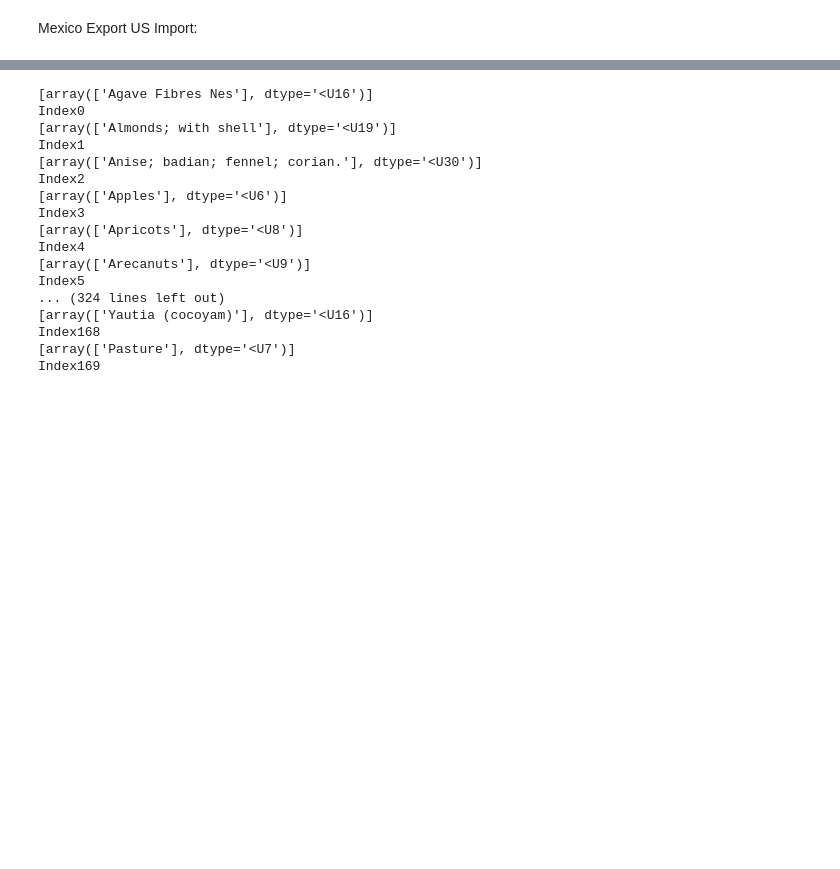
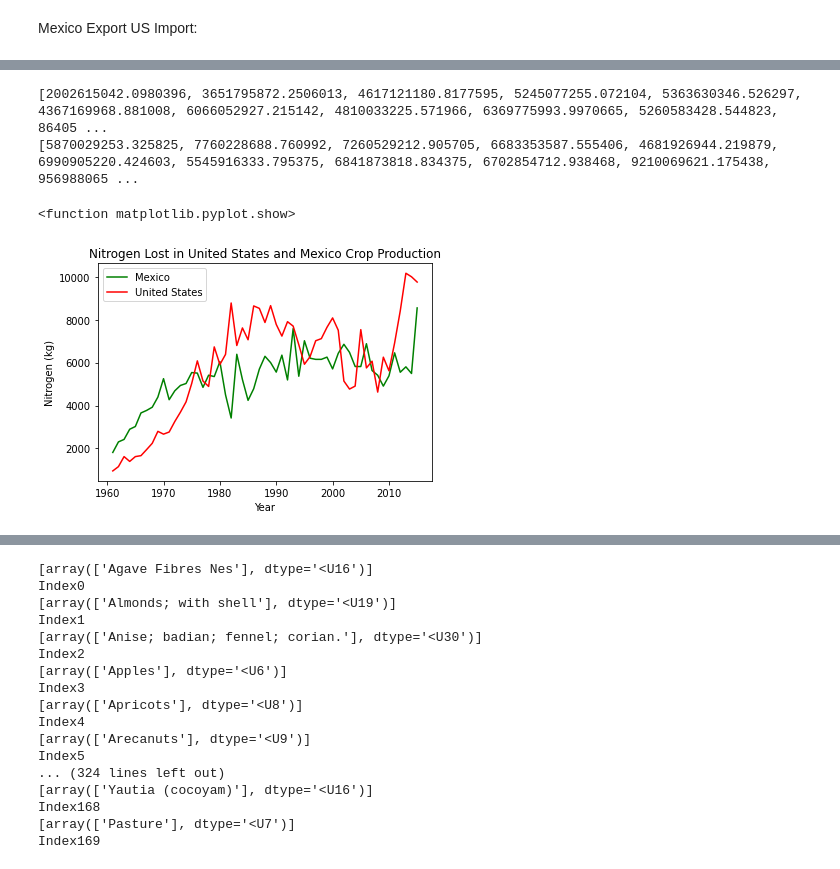
Before and after one commit to jfernandez37/495Project, a Jupyter notebook: Directed_consulting_495.ipynb, the cells around one changed output, grey strips where cells are left out. Saved outputs shown, nothing was run; the diff lists cells and outputs as text; code cells hidden in the pictures; blank space fills up the shorter version.

```diff
--- a/Directed_consulting_495.ipynb
+++ b/Directed_consulting_495.ipynb
@@ -364,0 +419,25 @@ Aggregate nitrogen produced without trade for US: 29440950718.81352 kilograms of
+# %%
+print(nitSurpMex)
+print(aggNitProdUS)
+# %% [output]
+[2002615042.0980396, 3651795872.2506013, 4617121180.8177595, 5245077255.072104, 5363630346.526297, 4367169968.881008, 6066052927.215142, 4810033225.571966, 6369775993.9970665, 5260583428.544823, 86405 ...
+[5870029253.325825, 7760228688.760992, 7260529212.905705, 6683353587.555406, 4681926944.219879, 6990905220.424603, 5545916333.795375, 6841873818.834375, 6702854712.938468, 9210069621.175438, 956988065 ...
+# %%
+y=nitrogenLostMex
+x=np.arange(1961,2016)
+plt.title("Nitrogen Lost in Mexican Crop Production")
+plt.xlabel("Year")
+plt.ylabel("Nitrogen (kg)")
+plt.plot(x,y,color="green", label='Mexico')
+plt.show
+y=nitrogenLostUS
+x=np.arange(1961,2016)
+plt.title("Nitrogen Lost in United States and Mexico Crop Production")
+plt.xlabel("Year")
+plt.ylabel("Nitrogen (kg)")
+plt.plot(x,y,color="red",label='United States')
+plt.legend(['Mexico', 'United States'])
+plt.show
+# %% [output]
+<function matplotlib.pyplot.show>
+[figure, added]
```
Also changed, not shown: parts of 9 cells of this notebook.
